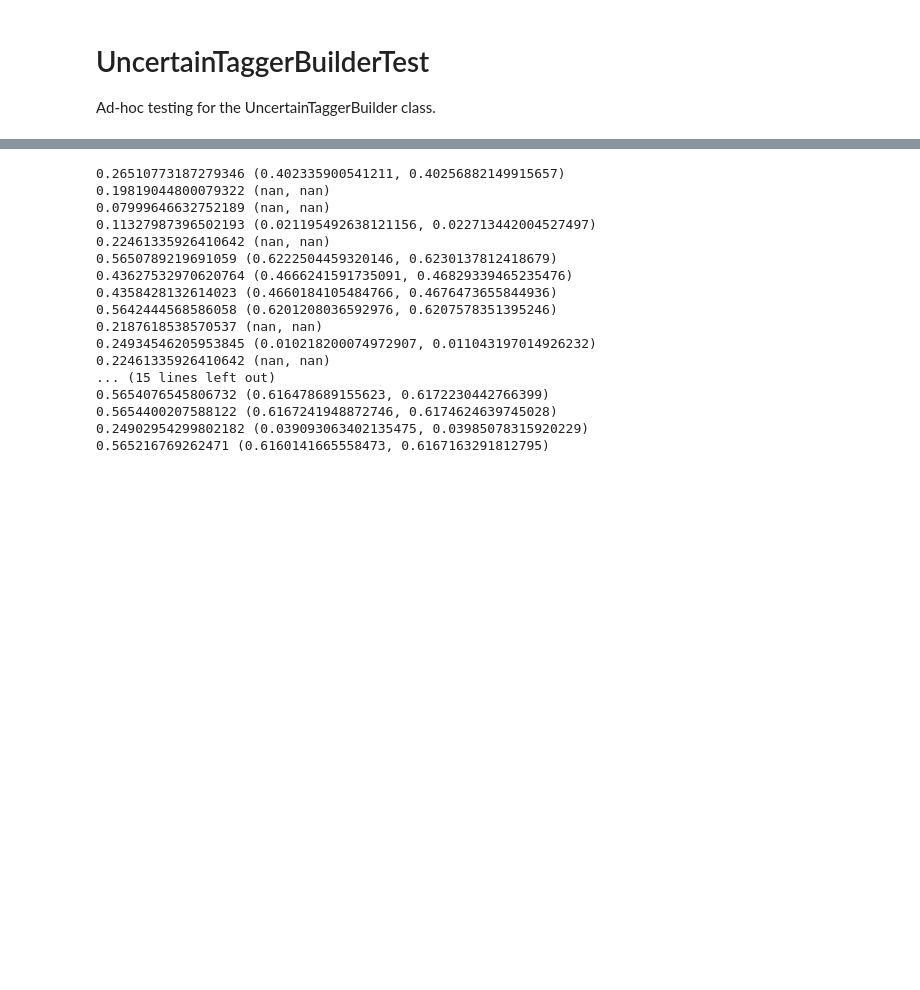
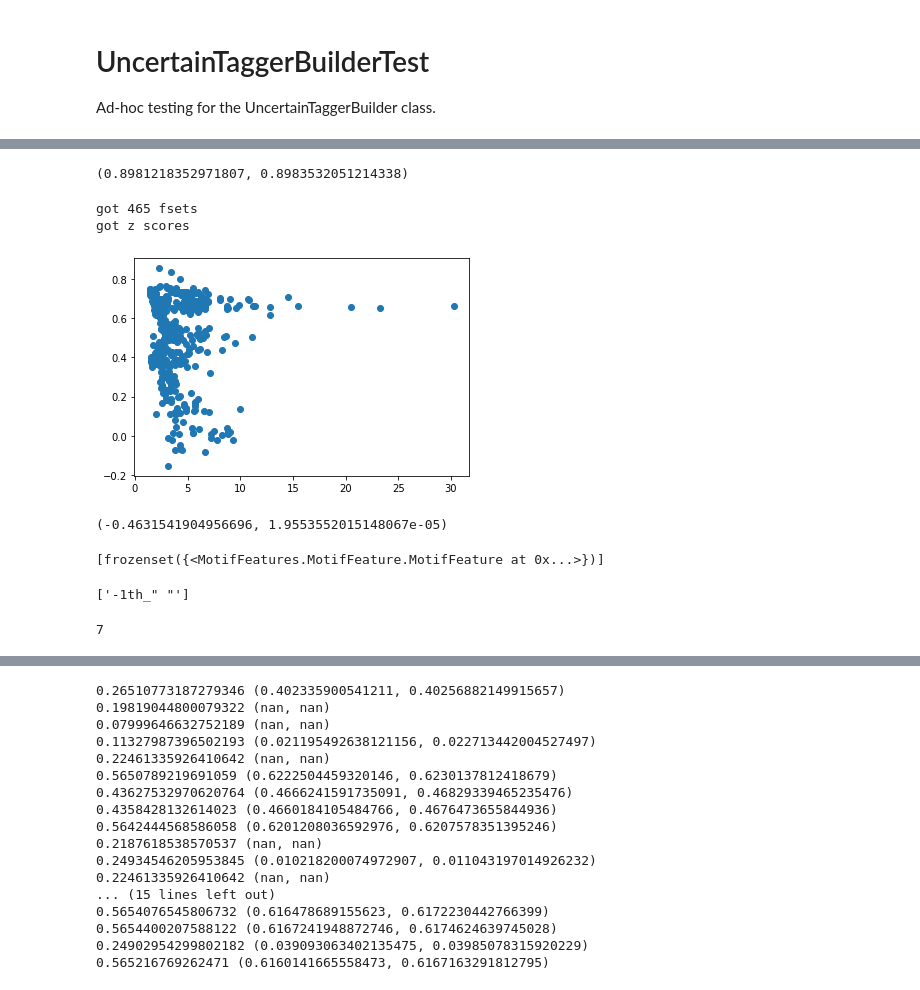
Before and after one commit to petervdonovan/CitationParser, a Jupyter notebook: UncertainTaggerBuilderTest.ipynb, the cells around one changed output, grey strips where cells are left out. Cells and saved outputs as stored; diff of their text form; code cells hidden in the pictures; blank space fills up the shorter version.

Commit message:
UncertainTaggerBuilder runs fine, but suspect it does not outperform randomized search

```diff
--- a/UncertainTaggerBuilderTest.ipynb
+++ b/UncertainTaggerBuilderTest.ipynb
@@ -69,0 +216,39 @@ TypeError: 'method' object is not iterable
+# %%
+max(utb._states[f].cv_score for f in utb._states if utb._states[f].cv_score)
+# %% [output]
+(0.8981218352971807, 0.8983532051214338)
+# %%
+import random
+fsets = list(f for f in utb._states.keys() if utb._states[f].oob_score)
+print('got {} fsets'.format(len(fsets)))
+def z_score(seq):
+    return (utb._max_oob - np.mean(seq)) / np.std(seq)
+z_scores = [
+    z_score([utb._states[other].oob_score
+    for other in utb._k_most_similar(10, f)]) for f in fsets
+]
+print('got z scores')
+oob_scores = [utb._states[f].oob_score for f in fsets]
+plt.scatter(z_scores, oob_scores);
+# %% [output]
+got 465 fsets
+got z scores
+[figure, added]
+# %%
+scipy.stats.pearsonr(z_scores, oob_scores)
+# %% [output]
+(-0.4631541904956696, 1.9553552015148067e-05)
+# %%
+bad = [f for f in utb._states if utb._states[f].oob_score and utb._states[f].oob_score < 0.1]
+bad
+# %% [output]
+[frozenset({<MotifFeatures.MotifFeature.MotifFeature at 0x...>})]
+# %%
+[str(f) for f in bad[0]]
+# %% [output]
+['-1th_" "']
+# %%
+good = [f for f in utb._states if utb._states[f].oob_score and utb._states[f].oob_score > 0.8]
+len(good)
+# %% [output]
+7
```
Also changed, not shown: parts of 26 cells of this notebook, 2 other files.
